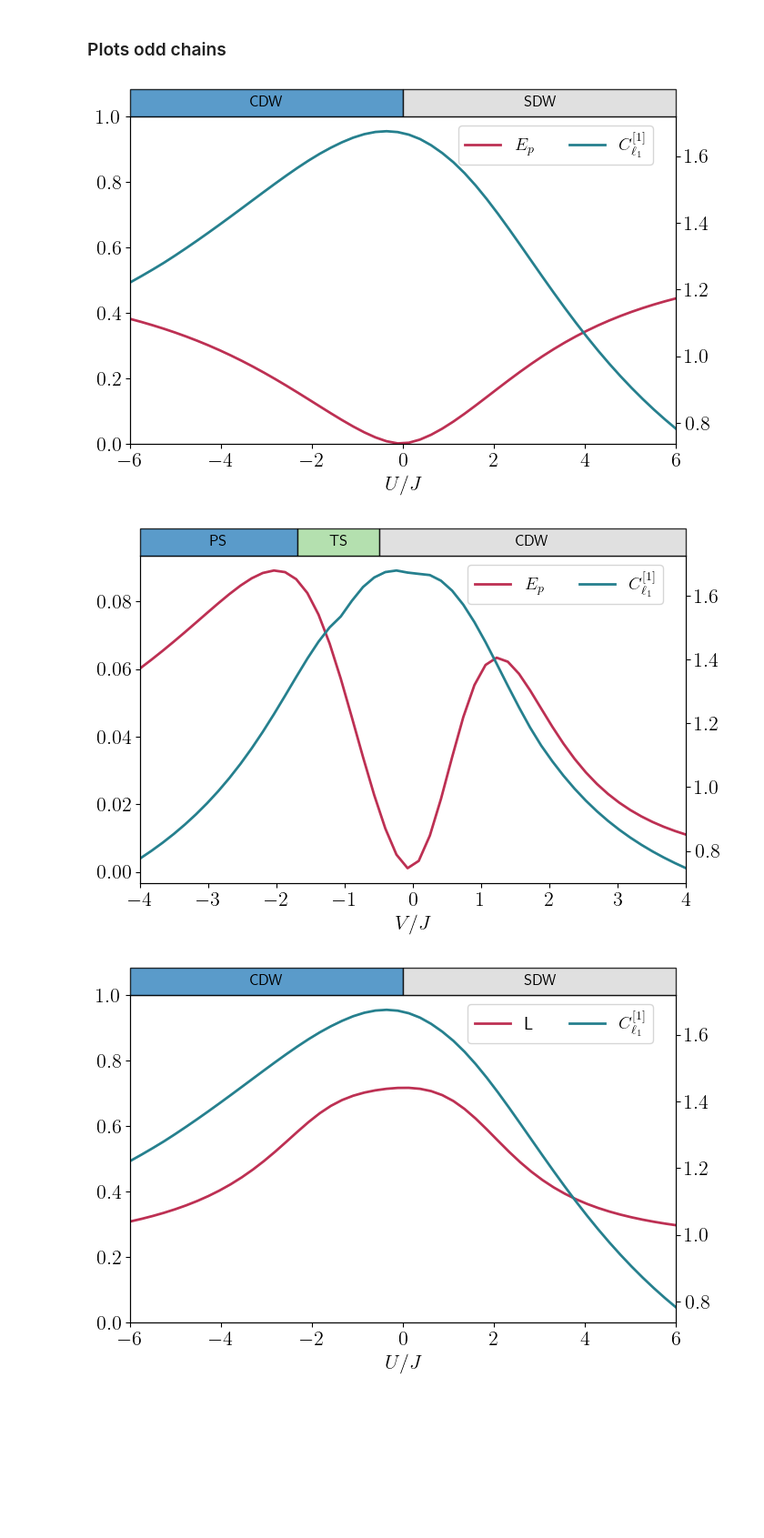
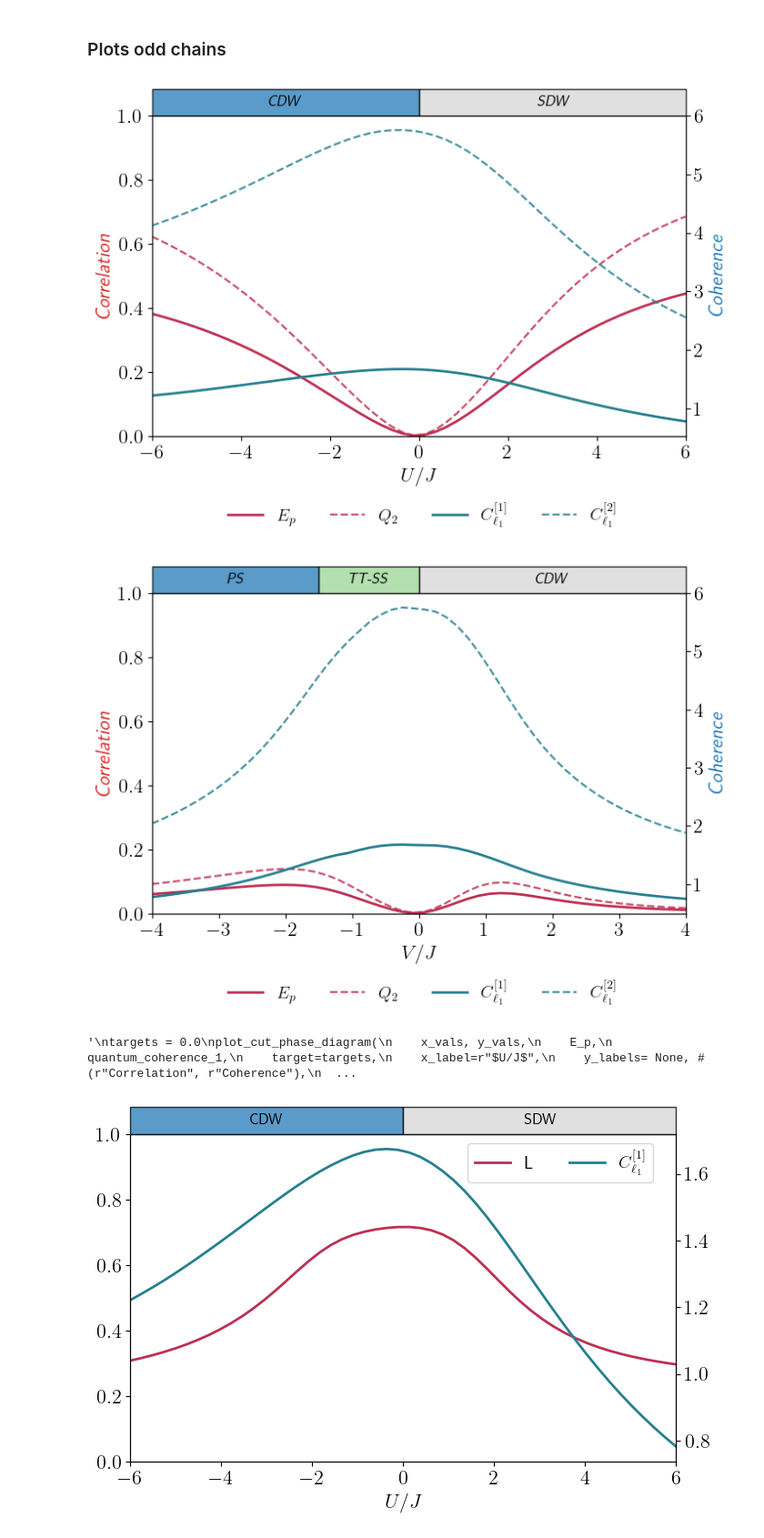
Before and after one commit to FelipePicoli/Extended_Hubbard_Model, a Jupyter notebook: notebooks_visualization/cuts_phase_diagram.ipynb, the cells around one changed output. Shown at 91% size. Drawn from its saved outputs; the diff is of its cells as text; code cells hidden in the pictures; blank space fills up the shorter version.

```diff
--- a/notebooks_visualization/cuts_phase_diagram.ipynb
+++ b/notebooks_visualization/cuts_phase_diagram.ipynb
@@ -145,8 +145,8 @@ def plot_cut_phase_diagram(
     ax_left.set_xlabel(x_label, fontsize=16)
 
     if(y_labels != None):
-        ax_left.set_ylabel(y_labels[0], fontsize=13, color='tab:red')
-        ax_right.set_ylabel(y_labels[1], fontsize=13, color='tab:blue')
+        ax_left.set_ylabel(y_labels[0],  fontsize=19, color='tab:red')
+        ax_right.set_ylabel(y_labels[1], fontsize=19, color='tab:blue')
 
     lines_left, labels_left = ax_left.get_legend_handles_labels()
     lines_right, labels_right = ax_right.get_legend_handles_labels()
@@ -177,7 +177,7 @@ quantum_coherence_1 = quantum_coherence_1.T
 
 x_vals = U_vals
 y_vals = V_vals
-'''
+
 # for targets in V_vals:
 targets = 0.0
 plot_cut_phase_diagram_dual(
@@ -186,28 +186,28 @@ plot_cut_phase_diagram_dual(
     quantum_coherence_1, quantum_coherence_2,
     target=targets,
     x_label=r"$U/J$",
-    y_labels=(r"Correlation", r"Coherence"),
+    y_labels=(r"\textit{Correlation}", r"\textit{Coherence}"),
     fname=fig_path.replace("XXXXX", f"cut_phase_diagram_L={L}_V_target={targets}_NPoints={N_Points}.pdf"),
     # title="Cut of Correlation and Coherence Measures",
     curve_labels=["$E_p$", "$Q_2$", "$C_{\\ell_1}^{[1]}$", "$C_{\\ell_1}^{[2]}$"],
-    phase_boundaries=[(0.0, r"$\text{CDW}$"), (None, r"$\text{SDW}$")],
+    phase_boundaries=[(0.0, r"$\textit{CDW}$"), (None, r"$\textit{SDW}$")],
     fixed_axis="y"
 )
 # for targets in U_vals:
-targets = 1.5
+targets = 0.0
 plot_cut_phase_diagram_dual(
     x_vals, y_vals,
     E_p, Q_2,
     quantum_coherence_1, quantum_coherence_2,
     target=targets,
     x_label=r"$V/J$",
-    y_labels=(r"Correlation", r"Coherence"),
+    y_labels=(r"\textit{Correlation}", r"\textit{Coherence}"),
     fname=fig_path.replace("XXXXX", f"cut_phase_diagram_L={L}_U_target={targets}_NPoints={N_Points}.pdf"),
     # title="Cut of Correlation and Coherence Measures",
     curve_labels=["$E_p$", "$Q_2$", "$C_{\\ell_1}^{[1]}$", "$C_{\\ell_1}^{[2]}$"],
-    phase_boundaries=[(-0.5, r"$\text{PS}$"), (1.0, r"$\text{SDW}$"), (None, r"$\text{CDW}$")],
+    phase_boundaries=[(-1.5, r"$\textit{PS}$"), (0.0, r"$\textit{TT-SS}$"), (None, r"$\textit{CDW}$")],
     fixed_axis="x",
-    x_min=-2.0, x_max=4.0,
+    x_min=-4.0, x_max=4.0,
     y_min=None, y_max=None
 )
 '''
@@ -215,38 +215,39 @@ targets = 0.0
 plot_cut_phase_diagram(
     x_vals, y_vals,
     E_p,
     quantum_coherence_1,
     target=targets,
     x_label=r"$U/J$",
     y_labels= None, # (r"Correlation", r"Coherence"),
     fname=fig_path.replace("XXXXX", f"cut_phase_diagram_L={L}_V_target={targets}_NPoints={N_Points}.pdf"),
     # title="Cut of Correlation and Coherence Measures",
     curve_labels=["$E_p$", "$Q_2$", "$C_{\\ell_1}^{[1]}$", "$C_{\\ell_1}^{[2]}$"],
-    phase_boundaries=[(None, r"$\text{CDW}$"), (0.0, r"$\text{SDW}$")],
+    phase_boundaries=[(None, r"$\textit{CDW}$"), (0.0, r"$\textit{SDW}$")],
     fixed_axis="y",
     x_min=-6.0, x_max=6.0,
     y_min=None, y_max=None,
     left_limits = False)
 targets = 0.0
-
 plot_cut_phase_diagram(
     x_vals, y_vals,
     E_p,
     quantum_coherence_1,
     target=targets,
     x_label=r"$V/J$",
     y_labels= None, # (r"Correlation", r"Coherence"),
     fname=fig_path.replace("XXXXX", f"cut_phase_diagram_L={L}_U_target={targets}_NPoints={N_Points}.pdf"),
     # title="Cut of Correlation and Coherence Measures",
     curve_labels=["$E_p$", "$Q_2$", "$C_{\\ell_1}^{[1]}$", "$C_{\\ell_1}^{[2]}$"],
-    phase_boundaries=[(-0.5, r"$\text{PS}$"), (-1.7, r"$\text{TS}$"), (None, r"$\text{CDW}$")],
+    # phase_boundaries=[(-0.5, r"$\textit{PS}$"), (-1.7, r"$\textit{TS}$"), (None, r"$\textit{CDW}$")],
     fixed_axis="x",
     x_min=-4, x_max=4.0,
     y_min=None, y_max=None,
     left_limits = True)
+'''
 # %% [output]
-[figure, old version]
+[figure, new version]
-[figure, old version]
+[figure, new version]
+'\ntargets = 0.0\nplot_cut_phase_diagram(\n    x_vals, y_vals,\n    E_p,\n    quantum_coherence_1,\n    target=targets,\n    x_label=r"$U/J$",\n    y_labels= None, # (r"Correlation", r"Coherence"),\n  ...
 # %%
 targets = 0.0
 plot_cut_phase_diagram(
```
Also changed, not shown: parts of 2 cells of this notebook, 34 other files.
